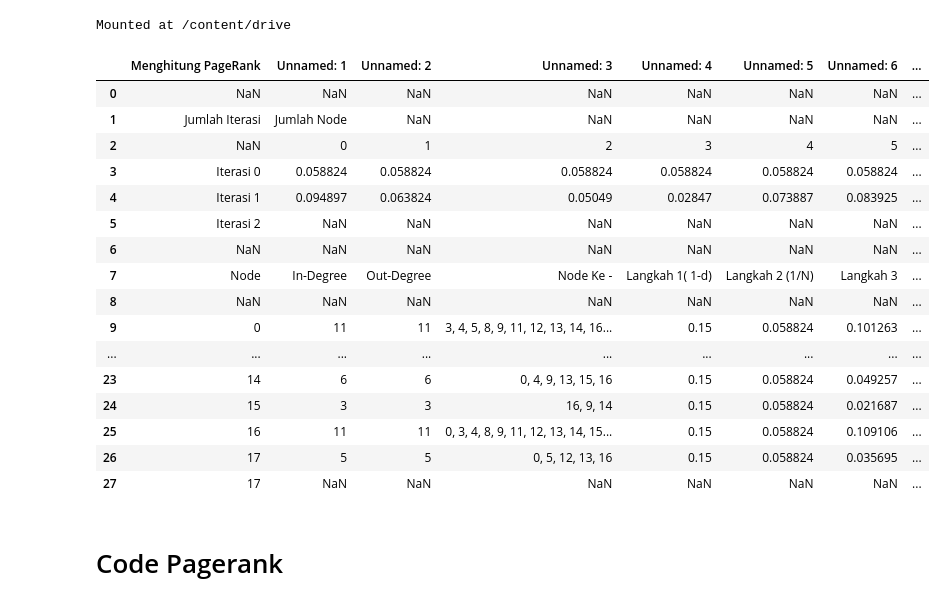
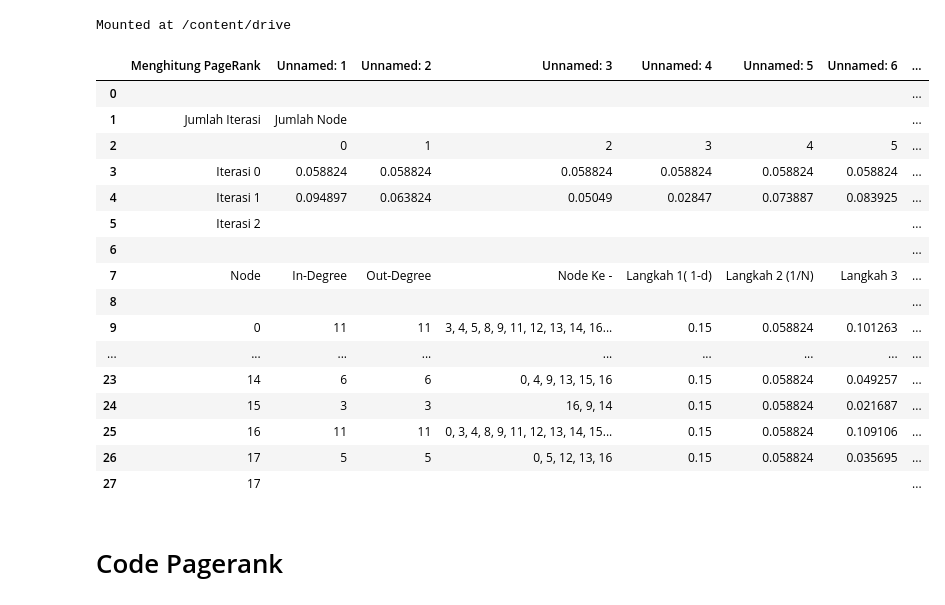
Before and after one commit to muflikhatin/web-1, a Jupyter notebook: _sources/closeness_centrality.ipynb, the cells around one changed output. Drawn from its saved outputs; the diff is of its cells as text; code cells hidden in the pictures.

```diff
--- a/_sources/closeness_centrality.ipynb
+++ b/_sources/closeness_centrality.ipynb
@@ -379,25 +379,28 @@ Mounted at /content/drive
 # %%
 import pandas as pd
 file = pd.read_excel('/content/drive/MyDrive/UAS_PPW/tugas/hitungan_manual_pagerank.xlsx')
+# Mengganti nilai NaN dengan spasi
+file = file.fillna('')
+# Menampilkan DataFrame yang telah diubah
 file
 # %% [output]
 |  | Menghitung PageRank | Unnamed: 1 | Unnamed: 2 | Unnamed: 3 | Unnamed: 4 | Unnamed: 5 | Unnamed: 6 | ... |
-| 0 | NaN | NaN | NaN | NaN | NaN | NaN | NaN | ... |
-| 1 | Jumlah Iterasi | Jumlah Node | NaN | NaN | NaN | NaN | NaN | ... |
-| 2 | NaN | 0 | 1 | 2 | 3 | 4 | 5 | ... |
+| 0 |  |  |  |  |  |  |  | ... |
+| 1 | Jumlah Iterasi | Jumlah Node |  |  |  |  |  | ... |
+| 2 |  | 0 | 1 | 2 | 3 | 4 | 5 | ... |
 | 3 | Iterasi 0 | 0.058824 | 0.058824 | 0.058824 | 0.058824 | 0.058824 | 0.058824 | ... |
 | 4 | Iterasi 1 | 0.094897 | 0.063824 | 0.05049 | 0.02847 | 0.073887 | 0.083925 | ... |
-| 5 | Iterasi 2 | NaN | NaN | NaN | NaN | NaN | NaN | ... |
-| 6 | NaN | NaN | NaN | NaN | NaN | NaN | NaN | ... |
+| 5 | Iterasi 2 |  |  |  |  |  |  | ... |
+| 6 |  |  |  |  |  |  |  | ... |
 | 7 | Node | In-Degree | Out-Degree | Node Ke - | Langkah 1( 1-d) | Langkah 2 (1/N) | Langkah 3 | ... |
-| 8 | NaN | NaN | NaN | NaN | NaN | NaN | NaN | ... |
+| 8 |  |  |  |  |  |  |  | ... |
 | 9 | 0 | 11 | 11 | 3, 4, 5, 8, 9, 11, 12, 13, 14, 16... | 0.15 | 0.058824 | 0.101263 | ... |
 | ... | ... | ... | ... | ... | ... | ... | ... | ... |
 | 23 | 14 | 6 | 6 | 0, 4, 9, 13, 15, 16 | 0.15 | 0.058824 | 0.049257 | ... |
 | 24 | 15 | 3 | 3 | 16, 9, 14 | 0.15 | 0.058824 | 0.021687 | ... |
 | 25 | 16 | 11 | 11 | 0, 3, 4, 8, 9, 11, 12, 13, 14, 15... | 0.15 | 0.058824 | 0.109106 | ... |
 | 26 | 17 | 5 | 5 | 0, 5, 12, 13, 16 | 0.15 | 0.058824 | 0.035695 | ... |
-| 27 | 17 | NaN | NaN | NaN | NaN | NaN | NaN | ... |
+| 27 | 17 |  |  |  |  |  |  | ... |
 # %% [markdown]
 # Code Pagerank
 # %%
```
Also changed, not shown: 4 other files.
